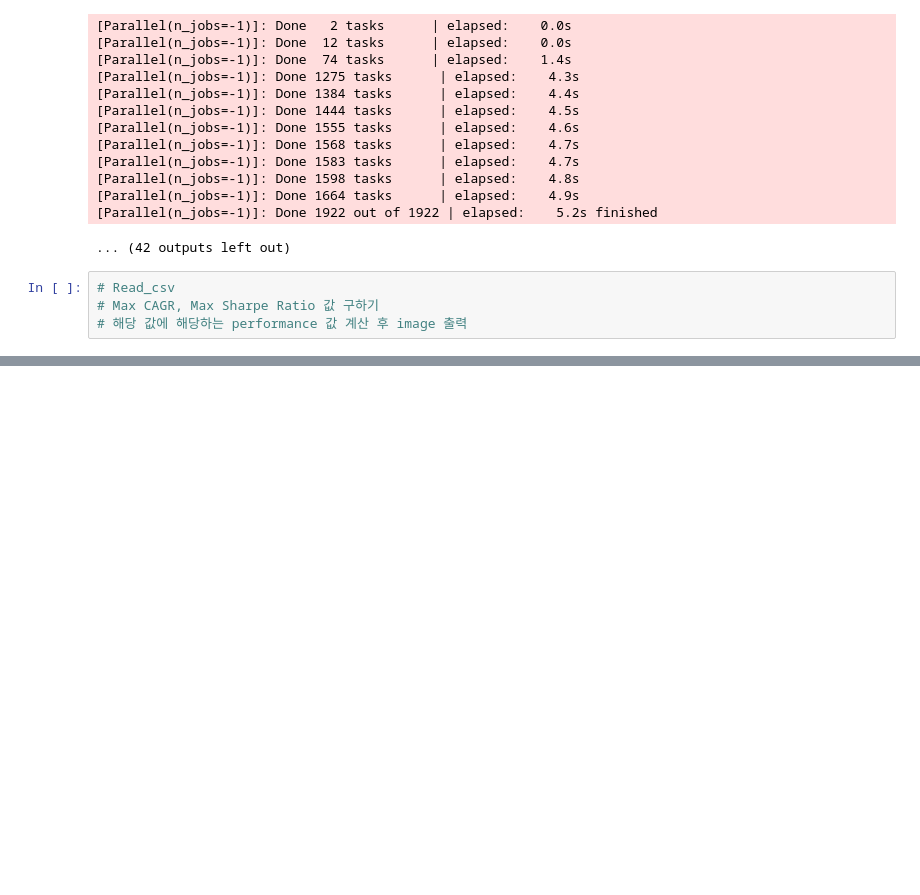
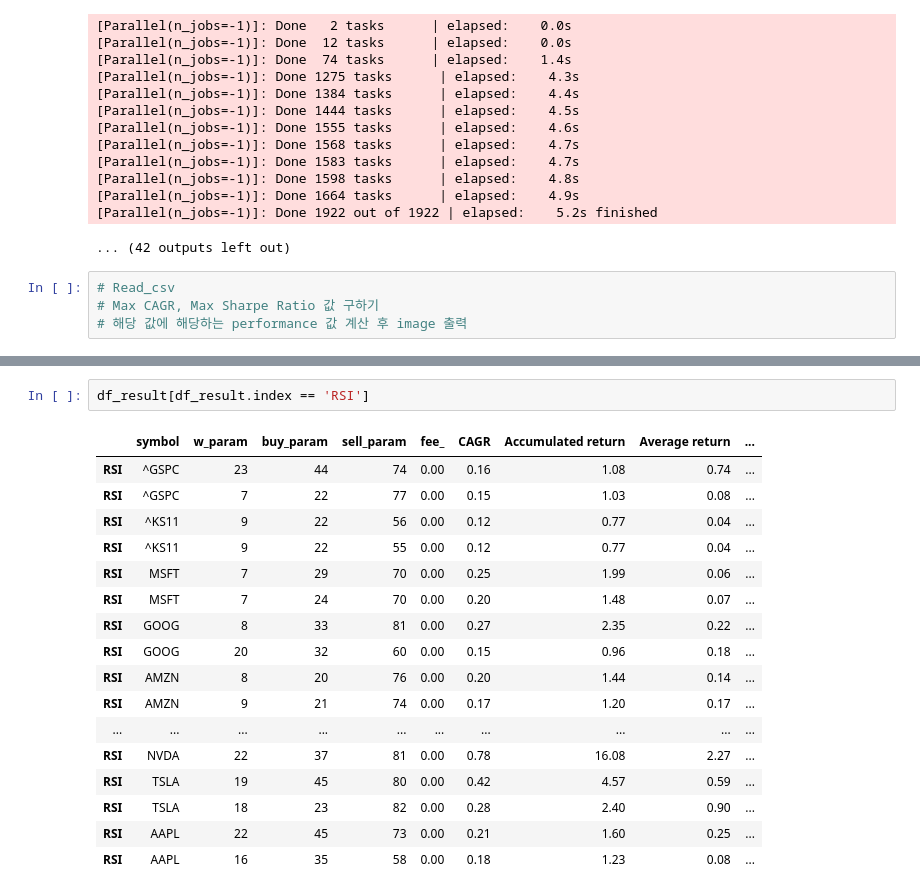
Before and after one commit to Blueraint/algorithm_trading_basic, a Jupyter notebook: Week10_Final_Report01_2025523503.ipynb, the cells around one changed output, grey strips where cells are left out. Cells and saved outputs as stored; diff of their text form; blank space fills up the shorter version.

```diff
--- a/Week10_Final_Report01_2025523503.ipynb
+++ b/Week10_Final_Report01_2025523503.ipynb
@@ -615,0 +707,20 @@ for symbol in symbol_list :
+# %%
+df_result[df_result.index == 'RSI']
+# %% [output]
+|  | symbol | w_param | buy_param | sell_param | fee_ | CAGR | Accumulated return | Average return | ... |
+| RSI | ^GSPC | 23 | 44 | 74 | 0.00 | 0.16 | 1.08 | 0.74 | ... |
+| RSI | ^GSPC | 7 | 22 | 77 | 0.00 | 0.15 | 1.03 | 0.08 | ... |
+| RSI | ^KS11 | 9 | 22 | 56 | 0.00 | 0.12 | 0.77 | 0.04 | ... |
+| RSI | ^KS11 | 9 | 22 | 55 | 0.00 | 0.12 | 0.77 | 0.04 | ... |
+| RSI | MSFT | 7 | 29 | 70 | 0.00 | 0.25 | 1.99 | 0.06 | ... |
+| RSI | MSFT | 7 | 24 | 70 | 0.00 | 0.20 | 1.48 | 0.07 | ... |
+| RSI | GOOG | 8 | 33 | 81 | 0.00 | 0.27 | 2.35 | 0.22 | ... |
+| RSI | GOOG | 20 | 32 | 60 | 0.00 | 0.15 | 0.96 | 0.18 | ... |
+| RSI | AMZN | 8 | 20 | 76 | 0.00 | 0.20 | 1.44 | 0.14 | ... |
+| RSI | AMZN | 9 | 21 | 74 | 0.00 | 0.17 | 1.20 | 0.17 | ... |
+| ... | ... | ... | ... | ... | ... | ... | ... | ... | ... |
+| RSI | NVDA | 22 | 37 | 81 | 0.00 | 0.78 | 16.08 | 2.27 | ... |
+| RSI | TSLA | 19 | 45 | 80 | 0.00 | 0.42 | 4.57 | 0.59 | ... |
+| RSI | TSLA | 18 | 23 | 82 | 0.00 | 0.28 | 2.40 | 0.90 | ... |
+| RSI | AAPL | 22 | 45 | 73 | 0.00 | 0.21 | 1.60 | 0.25 | ... |
+| RSI | AAPL | 16 | 35 | 58 | 0.00 | 0.18 | 1.23 | 0.08 | ... |
```
Also changed, not shown: parts of 7 cells of this notebook.
